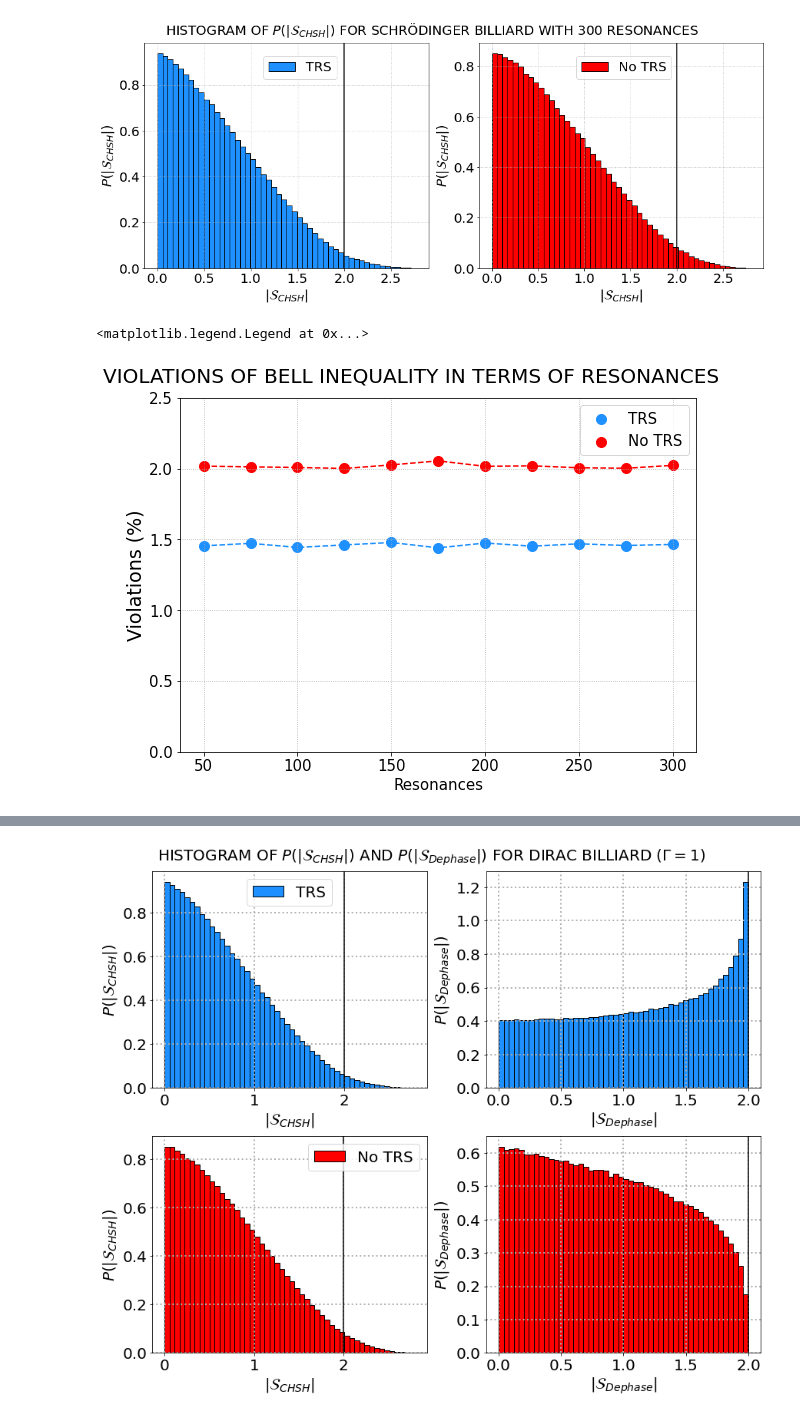
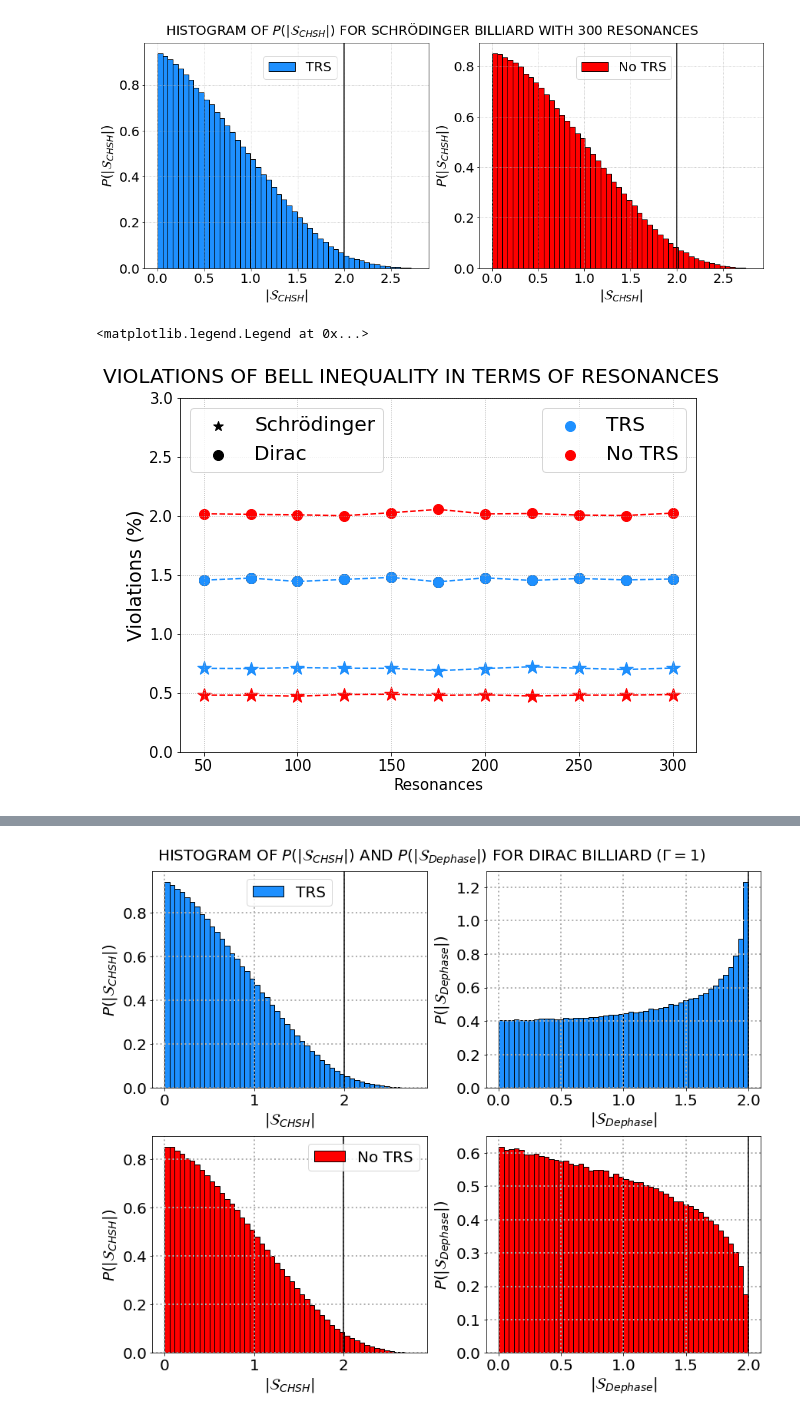
Before and after one commit to Rafffaelb/Dirac_Billiard, a Jupyter notebook: Chiral/Data_Analysis/Dirac_Bell_Parameter.ipynb, the cells around one changed output, grey strips where cells are left out. Drawn from its saved outputs; the diff is of its cells as text; code cells hidden in the pictures.

```diff
--- a/Chiral/Data_Analysis/Dirac_Bell_Parameter.ipynb
+++ b/Chiral/Data_Analysis/Dirac_Bell_Parameter.ipynb
@@ -116,26 +116,42 @@ axs[0].grid(linestyle = ':')
 axs[1].grid(linestyle = ':')
 # %% [output]
 [figure]
+# %%
+Schrodinger_Bell_Parameter_Ress_O = np.array([0.7071, 0.7054, 0.714, 0.7086, 0.7074, 0.6877, 0.7055, 0.7212, 0.708, 0.6976
+, 0.7096])
+Schrodinger_Bell_Parameter_Ress_U = np.array([0.4805, 0.4796, 0.4713, 0.4854, 0.4877, 0.4783, 0.4831, 0.4729, 0.4803, 0.4804,
+ 0.4852])
 # %%
 fig, axs = plt.subplots(1,1, figsize = (8, 6), constrained_layout = True, facecolor = 'w')
 
-axs.scatter([25*i + 50 for i in range(len(Violations_U))], (100/1000000)*Violations_O, label = 'TRS', s = 100, color = 'dodgerblue', alpha = 1)
-axs.scatter([25*i + 50 for i in range(len(Violations_U))], (100/1000000)*Violations_U, label = 'No TRS', s = 100, color = 'red', alpha = 1)
+Schrodinger_scatter = axs.scatter([25*i + 50 for i in range(len(Violations_U))], Schrodinger_Bell_Parameter_Ress_O, label = 'TRS', color = 'black', s = 100, alpha = 1, marker = "*")
+axs.scatter([25*i + 50 for i in range(len(Violations_U))], Schrodinger_Bell_Parameter_Ress_O, label = 'TRS', s = 200, color = 'dodgerblue', alpha = 1, marker = "*")
+axs.scatter([25*i + 50 for i in range(len(Violations_U))], Schrodinger_Bell_Parameter_Ress_U, label = 'No TRS', s = 200, color = 'red', alpha = 1, marker = "*")
+
+Dirac_scatter = axs.scatter([25*i + 50 for i in range(len(Violations_U))], (100/1000000)*Violations_O, label = 'TRS', color = 'black', s = 100, alpha = 1)
+beta_1 = axs.scatter([25*i + 50 for i in range(len(Violations_U))], (100/1000000)*Violations_O, label = 'TRS', s = 100, color = 'dodgerblue', alpha = 1)
+beta_2 = axs.scatter([25*i + 50 for i in range(len(Violations_U))], (100/1000000)*Violations_U, label = 'No TRS', s = 100, color = 'red', alpha = 1)
 
 axs.plot([25*i + 50 for i in range(0,11)], (100/1000000)*Violations_O, color = 'dodgerblue', linestyle = 'dashed')
 axs.plot([25*i + 50 for i in range(0,11)], (100/1000000)*Violations_U, color = 'red', linestyle = 'dashed')
 
-axs.set_ylim((0,2.5))
+axs.plot([25*i + 50 for i in range(0,11)], Schrodinger_Bell_Parameter_Ress_O, color = 'dodgerblue', linestyle = 'dashed')
+axs.plot([25*i + 50 for i in range(0,11)], Schrodinger_Bell_Parameter_Ress_U, color = 'red', linestyle = 'dashed')
+
+axs.set_ylim((0,3))
 
 fig.suptitle(r'VIOLATIONS OF BELL INEQUALITY IN TERMS OF RESONANCES', fontsize = 20)
 axs.set_xlabel('Resonances', fontsize = 15)
 axs.set_ylabel('Violations (%)', fontsize = 19)
 axs.tick_params(axis = 'both', which = 'major', labelsize = 15)
 axs.grid(linestyle = ':')
-axs.legend(fontsize = 15)
+
+first_legend = axs.legend([Schrodinger_scatter, Dirac_scatter], ["Schrödinger","Dirac"], loc = "upper left", fontsize = 20)
+axs.add_artist(first_legend)
+axs.legend([beta_1, beta_2], [r'TRS', r'No TRS'], loc = "best", fontsize = 20)
 # %% [output]
 <matplotlib.legend.Legend at 0x...>
-[figure, old version]
+[figure, new version]
 # %%
 df_Bell_Parameter_Gamma_O = pd.read_csv(r'Bell_Parameter/Bell_Gamma/Dirac_Bell_Parameter_O_Gamma.txt', sep = '\t', header = None)
 df_Bell_Parameter_Gamma_U = pd.read_csv(r'Bell_Parameter/Bell_Gamma/Dirac_Bell_Parameter_U_Gamma.txt', sep = '\t', header = None)
```
Also changed, not shown: parts of 7 cells of this notebook, 25 other files.
